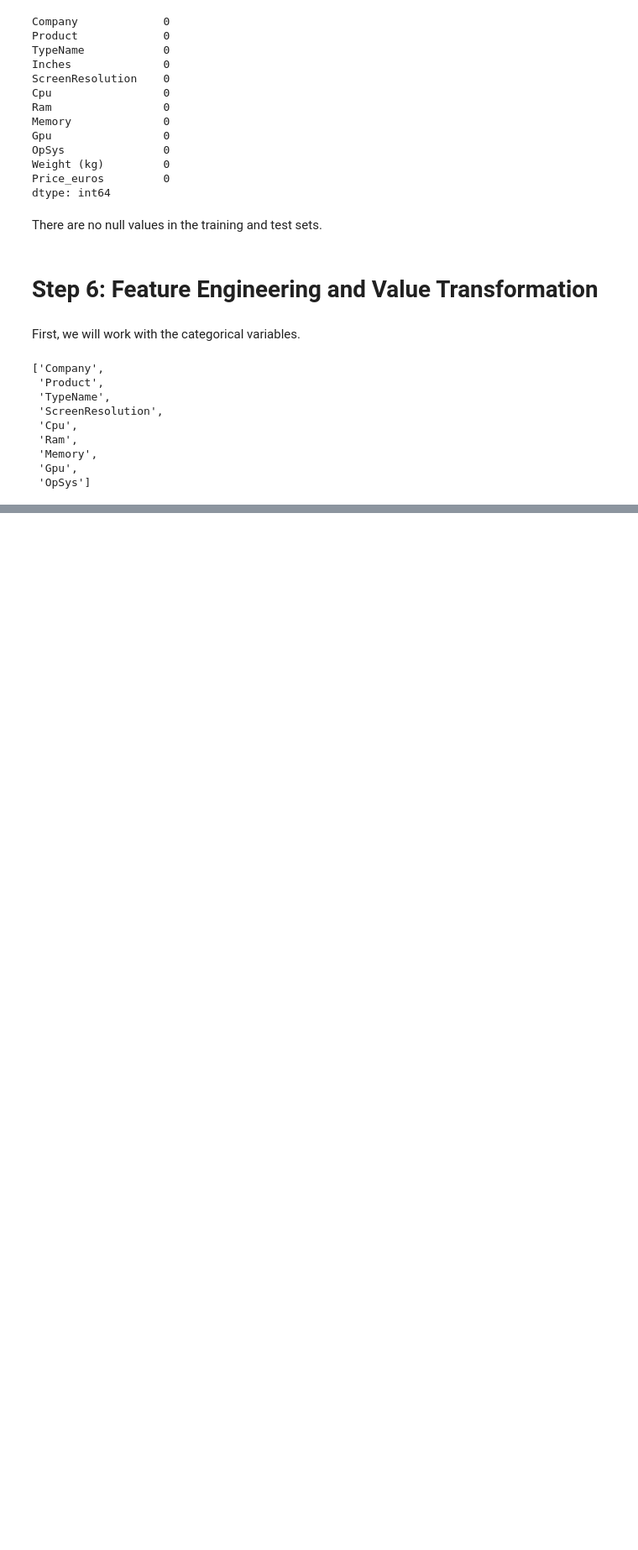
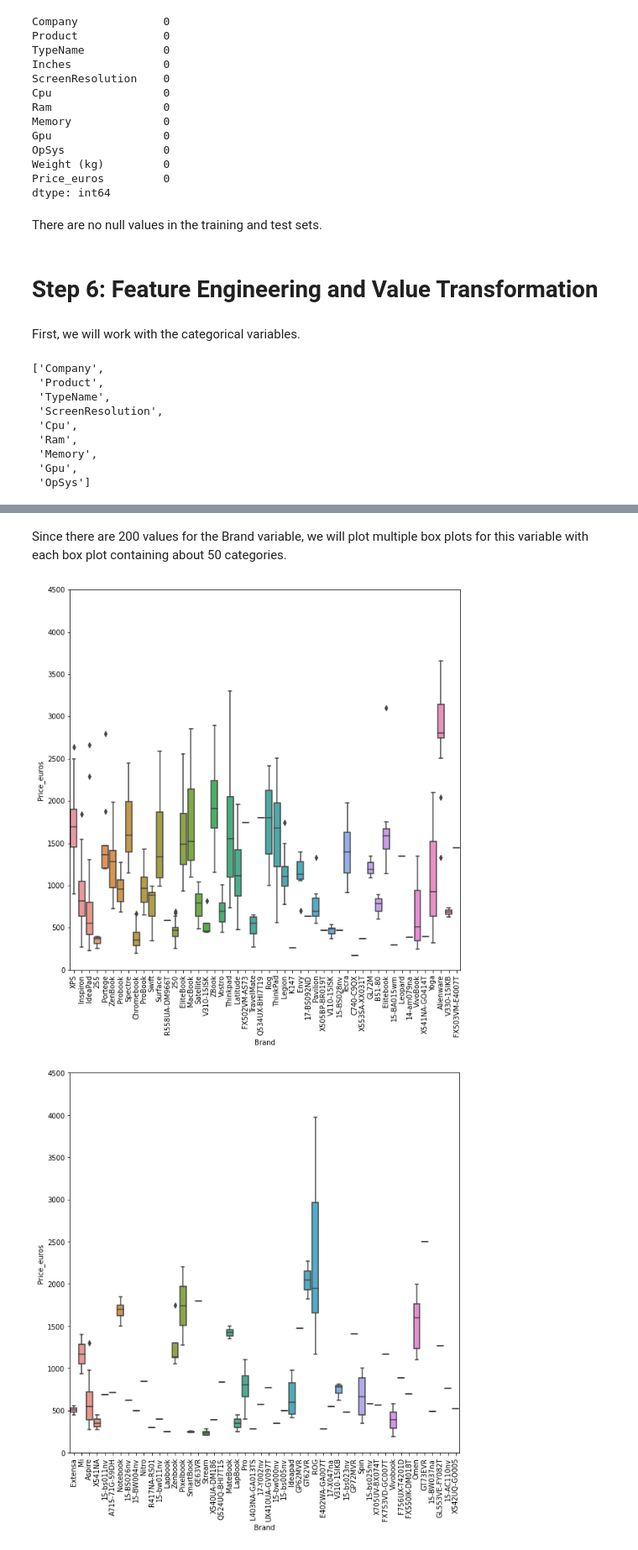
Before and after one commit to ryan-ferns/project_laptop_prices, a Jupyter notebook: laptop-prices-project.ipynb, the cells around one changed output, grey strips where cells are left out. Shown at 84% size. Drawn from its saved outputs; the diff is of its cells as text; code cells hidden in the pictures; blank space fills up the shorter version.

Commit message:
Created Brand variable in the Feature Engineering section and found an error.

```diff
--- a/laptop-prices-project.ipynb
+++ b/laptop-prices-project.ipynb
@@ -1779,0 +1787,2 @@ cat_feats
+# %%
+train['Brand'] = train['Product'].str.split().str[0]
@@ -1779,0 +1898,2 @@ cat_feats
+# %%
+brands = train['Brand'].unique()
@@ -1779,0 +1904,13 @@ cat_feats
+# %% [markdown]
+Since there are 200 values for the Brand variable,
+we will plot multiple box plots for this variable with
+each box plot containing about 50 categories.
+# %%
+for i in list(range(0,200,50)):
+    f, ax = plt.subplots(figsize=(10, 10))
+    fig = sns.boxplot(x='Brand', y='Price_euros', data=train, order=brands[i:(i+50)])
+    plt.xticks(rotation=90)
+    plt.ylim(0, 4500)
+# %% [output]
+[figure, added]
+[figure, added]
```
Also changed, not shown: parts of 23 cells of this notebook.
